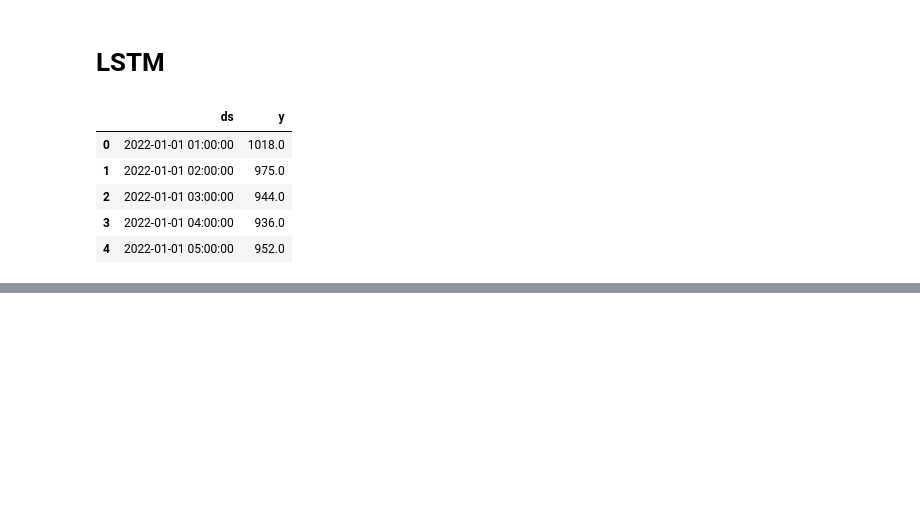
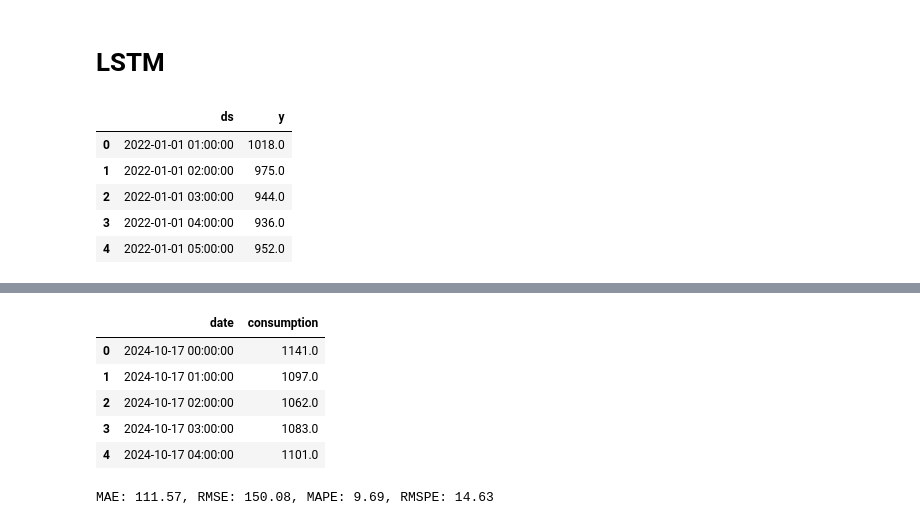
Before and after one commit to smrik/TC-Task1, a Jupyter notebook: Prophet.ipynb, the cells around one changed output, grey strips where cells are left out. Drawn from its saved outputs; the diff is of its cells as text; code cells hidden in the pictures; blank space fills up the shorter version.

```diff
--- a/Prophet.ipynb
+++ b/Prophet.ipynb
@@ -140,0 +110,10 @@ ValueError: Mime type rendering requires nbformat>=4.2.0 but it is not installed
+# %%
+actuals = pd.read_csv('forecasts/actuals.csv')
+actuals.head()
+# %% [output]
+|  | date | consumption |
+| 0 | 2024-10-17 00:00:00 | 1141.0 |
+| 1 | 2024-10-17 01:00:00 | 1097.0 |
+| 2 | 2024-10-17 02:00:00 | 1062.0 |
+| 3 | 2024-10-17 03:00:00 | 1083.0 |
+| 4 | 2024-10-17 04:00:00 | 1101.0 |
@@ -140,0 +124,13 @@ ValueError: Mime type rendering requires nbformat>=4.2.0 but it is not installed
+# %%
+from sklearn.metrics import mean_absolute_error, root_mean_squared_error, mean_absolute_percentage_error # type: ignore
+from sktime.performance_metrics.forecasting import mean_squared_percentage_error # type: ignore
+
+mse = root_mean_squared_error(actuals['consumption'], forecast2['consumption'])
+mae = mean_absolute_error(actuals['consumption'], forecast2['consumption'])
+mape = mean_absolute_percentage_error(actuals['consumption'], forecast2['consumption'])
+rmspe = mean_squared_percentage_error(actuals['consumption'], forecast2['consumption'], square_root=True)
+
+plt_title = 'MAE: {0:.2f}, RMSE: {1:.2f}, MAPE: {2:.2f}, RMSPE: {3:.2f}'.format(mae, mse, mape*100, rmspe*100)
+print(plt_title)
+# %% [output]
+MAE: 111.57, RMSE: 150.08, MAPE: 9.69, RMSPE: 14.63
```
Also changed, not shown: parts of 12 cells of this notebook, 10 other files.
